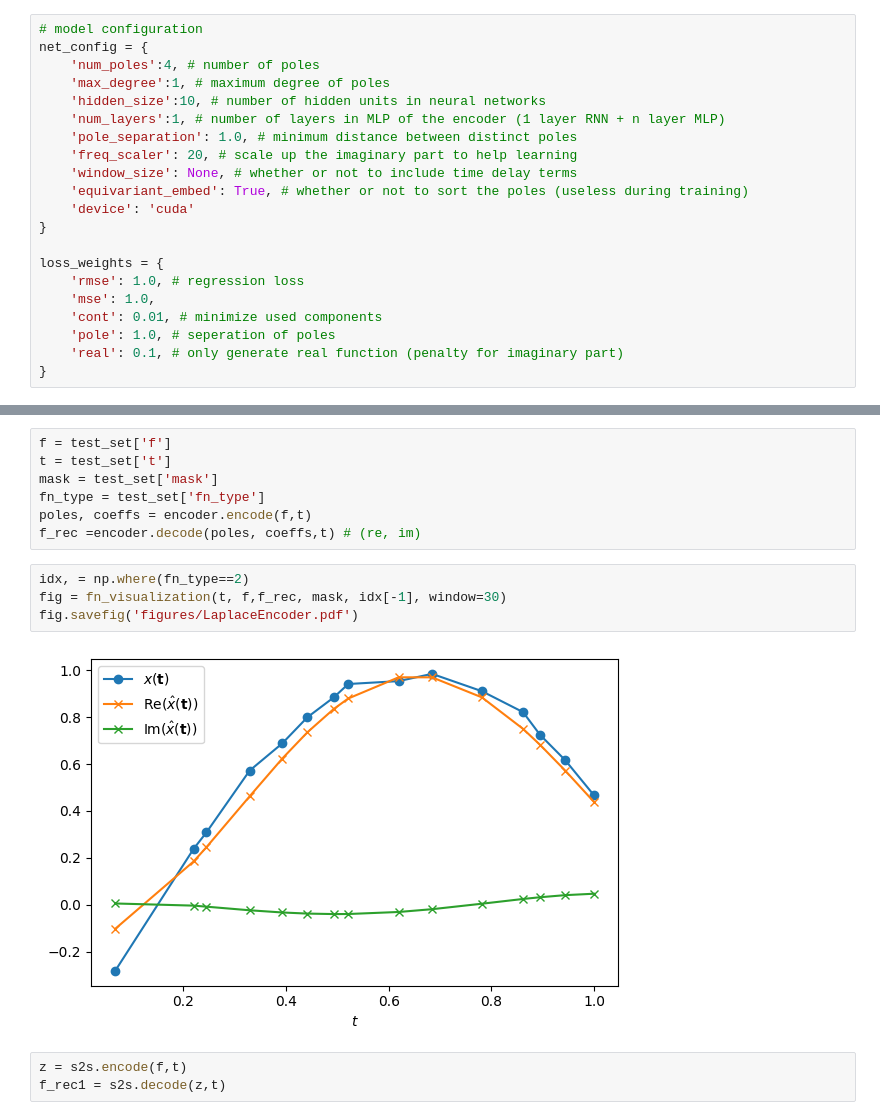
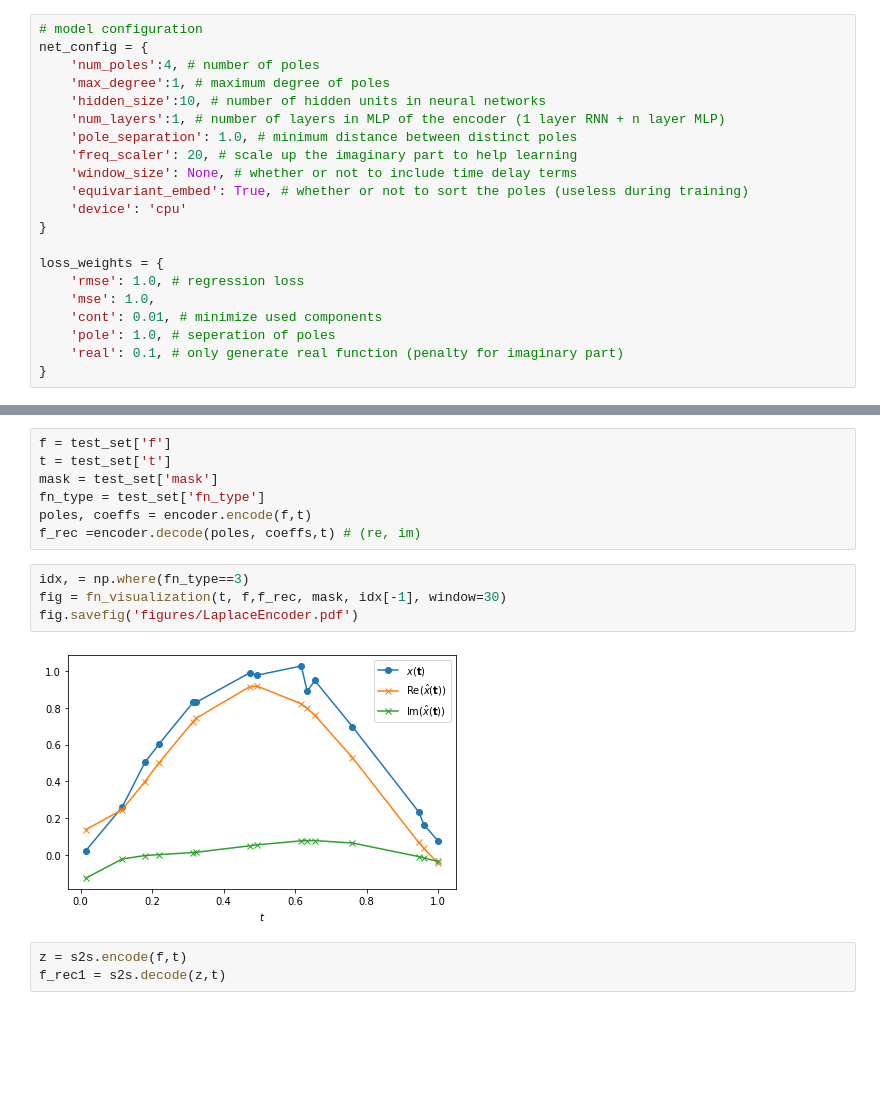
Before and after one commit to yvchao/tphenotype, a Jupyter notebook: notebooks/appendix/laplace_encoder.ipynb, the cells around one changed output, grey strips where cells are left out. Drawn from its saved outputs; the diff is of its cells as text; blank space fills up the shorter version.

```diff
--- a/notebooks/appendix/laplace_encoder.ipynb
+++ b/notebooks/appendix/laplace_encoder.ipynb
@@ -100,7 +100,7 @@ net_config = {
     'freq_scaler': 20, # scale up the imaginary part to help learning
     'window_size': None, # whether or not to include time delay terms
     'equivariant_embed': True, # whether or not to sort the poles (useless during training)
-    'device': 'cuda'
+    'device': 'cpu'
 }
 
 loss_weights = {
@@ -214,11 +214,11 @@ fn_type = test_set['fn_type']
 poles, coeffs = encoder.encode(f,t)
 f_rec =encoder.decode(poles, coeffs,t) # (re, im)
 # %%
-idx, = np.where(fn_type==2)
+idx, = np.where(fn_type==3)
 fig = fn_visualization(t, f,f_rec, mask, idx[-1], window=30)
 fig.savefig('figures/LaplaceEncoder.pdf')
 # %% [output]
-[figure, old version]
+[figure, new version]
 # %%
 z = s2s.encode(f,t)
 f_rec1 = s2s.decode(z,t)
```
Also changed, not shown: parts of 16 cells of this notebook, 2 other files.
